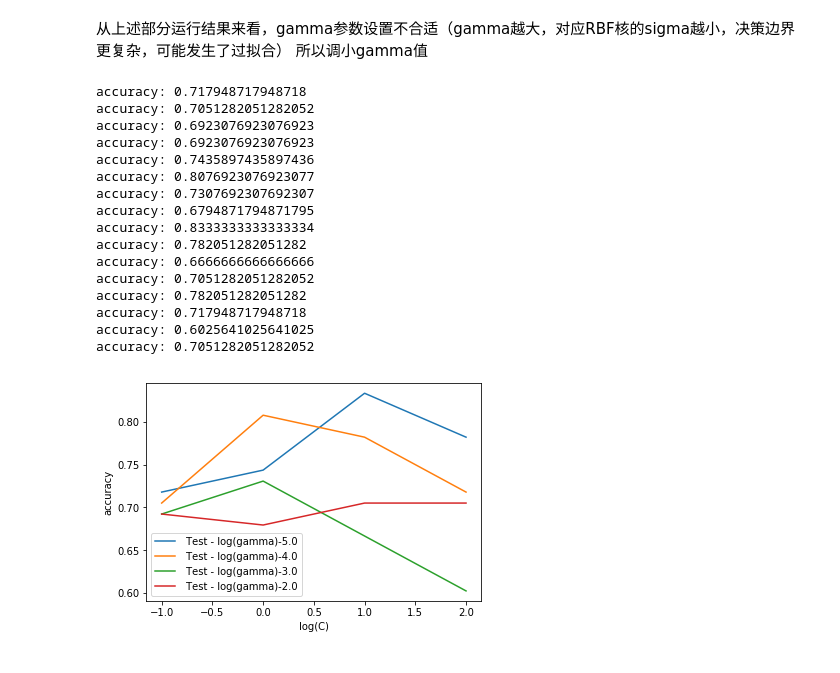
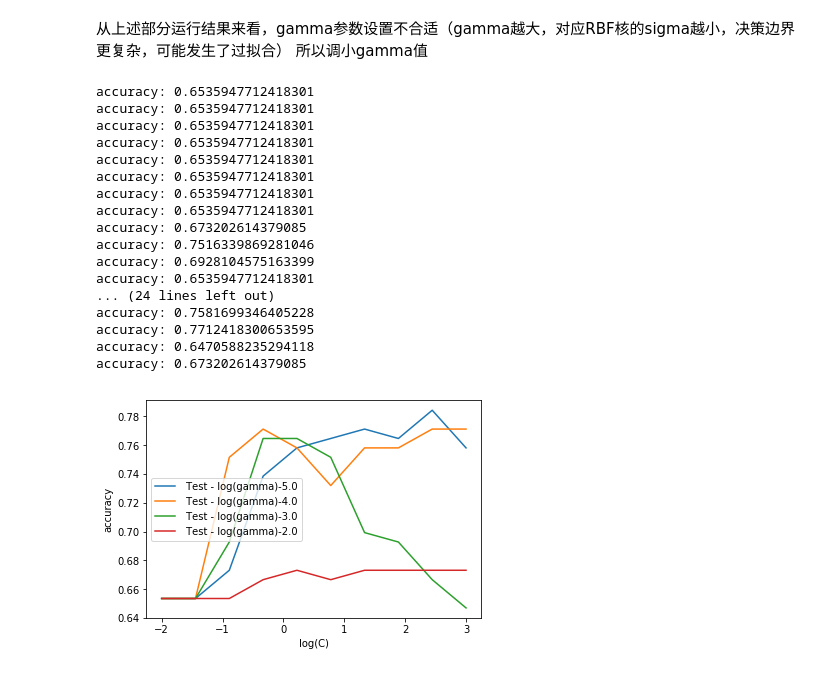
Before and after one commit to jhyehuang/artificial-intelligence, a Jupyter notebook: 第二周/第二周作业/HW2_Logistic_Indians.ipynb, the cells around one changed output. Saved outputs shown, nothing was run; the diff lists cells and outputs as text; code cells hidden in the pictures.

```diff
--- a/第二周/第二周作业/HW2_Logistic_Indians.ipynb
+++ b/第二周/第二周作业/HW2_Logistic_Indians.ipynb
@@ -475,7 +474,7 @@ Confusion matrix:
 def fit_grid_point_Linear(C, X_train, y_train, X_val, y_val):
 
     # 在训练集是那个利用SVC训练
-    SVC2 =  LinearSVC( C = C)
+    SVC2 =  LinearSVC( C = C,penalty='l2')
     SVC2 = SVC2.fit(X_train, y_train)
 
     # 在校验集上返回accuracy
@@ -485,7 +484,7 @@ def fit_grid_point_Linear(C, X_train, y_train, X_val, y_val):
     return accuracy
 # %%
 #需要调优的参数
-C_s = np.logspace(-3, 3, 7)# logspace(a,b,N)把10的a次方到10的b次方区间分成N份
+C_s = np.logspace(-6, 3, 10)# logspace(a,b,N)把10的a次方到10的b次方区间分成N份
 #penalty_s = ['l1','l2']
 
 accuracy_s = []
@@ -496,12 +495,12 @@ for i, oneC in enumerate(C_s):
 
 x_axis = np.log10(C_s)
 #for j, penalty in enumerate(penalty_s):
-pyplot.plot(x_axis, np.array(accuracy_s), 'b-')
+plt.plot(x_axis, np.array(accuracy_s), 'b-')
 
-pyplot.legend()
-pyplot.xlabel( 'log(C)' )
-pyplot.ylabel( 'accuracy' )
-pyplot.savefig('SVM_Otto.png' )
+plt.legend()
+plt.xlabel( 'log(C)' )
+plt.ylabel( 'accuracy' )
+plt.savefig('SVM_Otto.png' )
 
-pyplot.show()
+plt.show()
 # %% [output]
@@ -540,7 +542,7 @@ def fit_grid_point_RBF(C, gamma, X_train, y_train, X_val, y_val):
     return accuracy
 # %%
 #需要调优的参数
-C_s = np.logspace(-2, 2, 5)# logspace(a,b,N)把10的a次方到10的b次方区间分成N份
+C_s = np.logspace(-6, 3, 10)# logspace(a,b,N)把10的a次方到10的b次方区间分成N份
 gamma_s = np.logspace(-2, 2, 5)
 
 accuracy_s = []
@@ -571,7 +573,7 @@ accuracy: 0.6923076923076923
 所以调小gamma值
 # %%
 #需要调优的参数
-C_s = np.logspace(-1, 2, 4)# logspace(a,b,N)把10的a次方到10的b次方区间分成N份
+C_s = np.logspace(-2, 3, 10)# logspace(a,b,N)把10的a次方到10的b次方区间分成N份
 gamma_s = np.logspace(-5, -2, 4)
 
 accuracy_s = []
@@ -580,33 +582,34 @@ for i, oneC in enumerate(C_s):
         tmp = fit_grid_point_RBF(oneC, gamma, X_train, y_train, X_test, y_test)
         accuracy_s.append(tmp)
 # %% [output]
-accuracy: 0.717948717948718
-accuracy: 0.7051282051282052
-accuracy: 0.6923076923076923
-accuracy: 0.6923076923076923
-accuracy: 0.7435897435897436
-accuracy: 0.8076923076923077
-accuracy: 0.7307692307692307
-accuracy: 0.6794871794871795
-accuracy: 0.8333333333333334
-accuracy: 0.782051282051282
-accuracy: 0.6666666666666666
-accuracy: 0.7051282051282052
-accuracy: 0.782051282051282
-accuracy: 0.717948717948718
-accuracy: 0.6025641025641025
-accuracy: 0.7051282051282052
+accuracy: 0.6535947712418301
+accuracy: 0.6535947712418301
+accuracy: 0.6535947712418301
+accuracy: 0.6535947712418301
+accuracy: 0.6535947712418301
+accuracy: 0.6535947712418301
+accuracy: 0.6535947712418301
+accuracy: 0.6535947712418301
+accuracy: 0.673202614379085
+accuracy: 0.7516339869281046
+accuracy: 0.6928104575163399
+accuracy: 0.6535947712418301
+... (24 lines left out)
+accuracy: 0.7581699346405228
+accuracy: 0.7712418300653595
+accuracy: 0.6470588235294118
+accuracy: 0.673202614379085
 # %%
 accuracy_s1 =np.array(accuracy_s).reshape(len(C_s),len(gamma_s))
 x_axis = np.log10(C_s)
 for j, gamma in enumerate(gamma_s):
-    pyplot.plot(x_axis, np.array(accuracy_s1[:,j]), label = ' Test - log(gamma)' + str(np.log10(gamma)))
+    plt.plot(x_axis, np.array(accuracy_s1[:,j]), label = ' Test - log(gamma)' + str(np.log10(gamma)))
 
-pyplot.legend()
-pyplot.xlabel( 'log(C)' )
-pyplot.ylabel( 'accuracy' )
-pyplot.savefig('RBF_SVM_Otto.png' )
+plt.legend()
+plt.xlabel( 'log(C)' )
+plt.ylabel( 'accuracy' )
+plt.savefig('RBF_SVM_Otto.png' )
 
-pyplot.show()
+plt.show()
 # %% [output]
-[figure, old version]
+[figure, new version]
```
Also changed, not shown: parts of 30 cells of this notebook, 5 other files.
